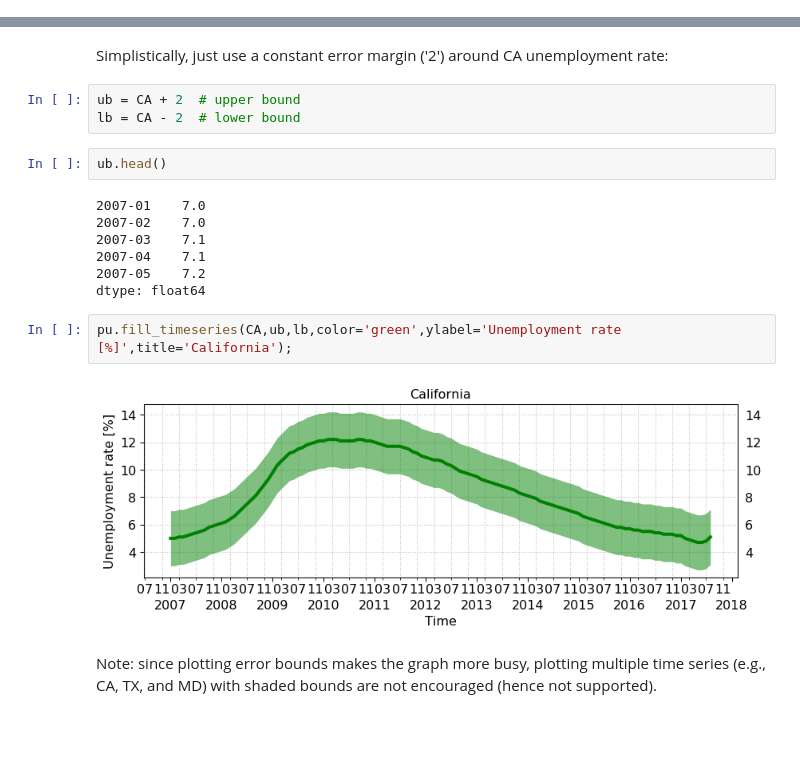
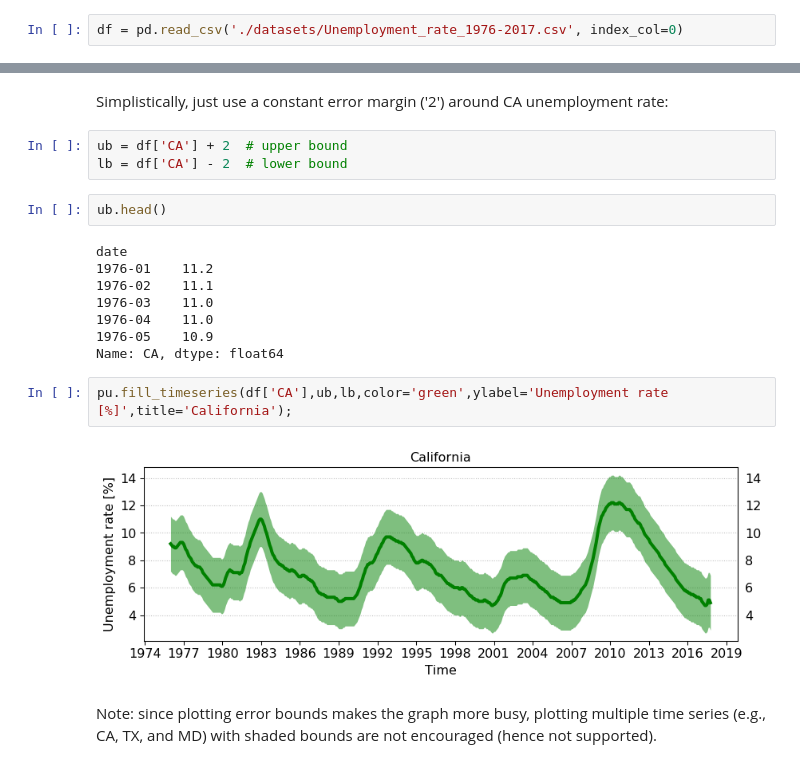
Before and after one commit to teiband/python-plot-utilities, a Jupyter notebook: examples/Plot_time_series_example.ipynb, the cells around one changed output, grey strips where cells are left out. Drawn from its saved outputs; the diff is of its cells as text; blank space fills up the shorter version.

```diff
--- a/examples/Plot_time_series_example.ipynb
+++ b/examples/Plot_time_series_example.ipynb
@@ -69,3 +19,5 @@ df['MD'] = unempl_MD
+# %%
+df = pd.read_csv('./datasets/Unemployment_rate_1976-2017.csv', index_col=0)
 # %%
 df.head()
 # %% [output]
@@ -101,20 +55,21 @@ pu.plot_multiple_timeseries(df,ylabel='Unemployment rate [%]',figsize=(10,3));
 # %% [markdown]
 Simplistically, just use a constant error margin ('2') around CA unemployment rate:
 # %%
-ub = CA + 2  # upper bound
-lb = CA - 2  # lower bound
+ub = df['CA'] + 2  # upper bound
+lb = df['CA'] - 2  # lower bound
 # %%
 ub.head()
 # %% [output]
-2007-01    7.0
-2007-02    7.0
-2007-03    7.1
-2007-04    7.1
-2007-05    7.2
-dtype: float64
+date
+1976-01    11.2
+1976-02    11.1
+1976-03    11.0
+1976-04    11.0
+1976-05    10.9
+Name: CA, dtype: float64
 # %%
-pu.fill_timeseries(CA,ub,lb,color='green',ylabel='Unemployment rate [%]',title='California');
+pu.fill_timeseries(df['CA'],ub,lb,color='green',ylabel='Unemployment rate [%]',title='California');
 # %% [output]
-[figure, old version]
+[figure, new version]
 # %% [markdown]
 Note: since plotting error bounds makes the graph more busy, plotting multiple time series (e.g., CA, TX, and MD) with shaded bounds are not encouraged (hence not supported).
```
Also changed, not shown: parts of 19 cells of this notebook.
